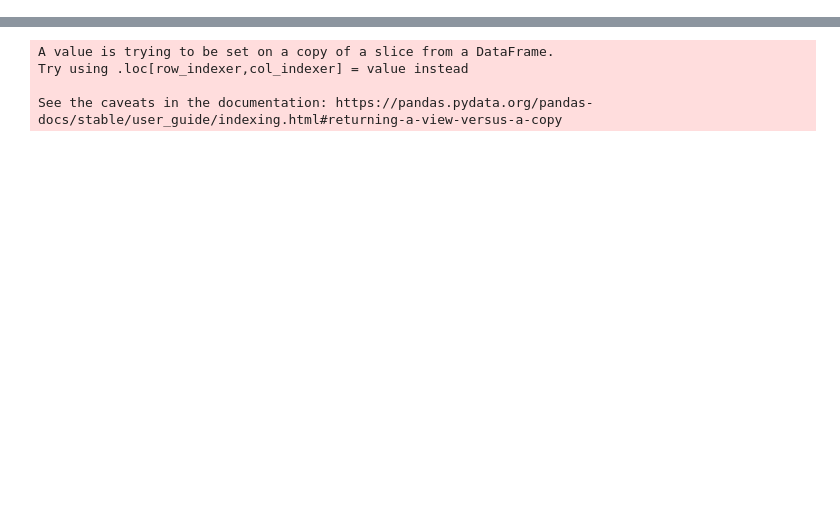
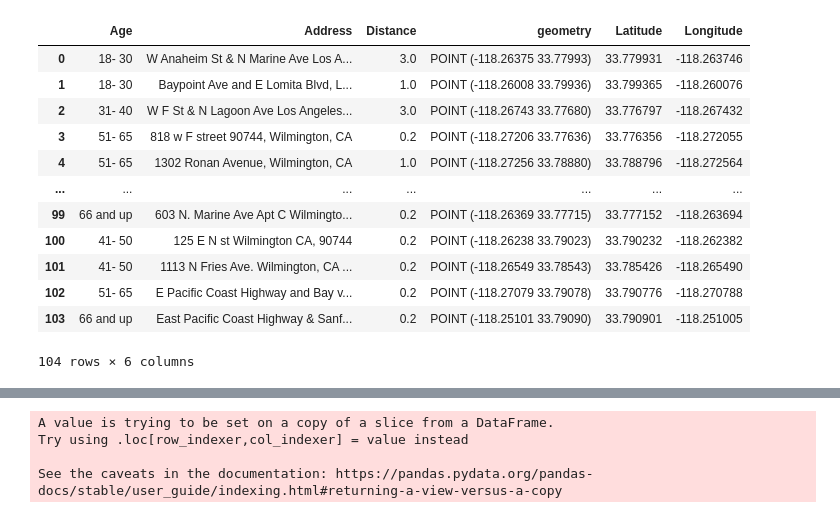
Before and after one commit to PSEHE/sgc-deployment-scenarios, a Jupyter notebook: map_survey_results_cmm.ipynb, the cells around one changed output, grey strips where cells are left out. Cells and saved outputs as stored; diff of their text form; code cells hidden in the pictures; blank space fills up the shorter version.

```diff
--- a/map_survey_results_cmm.ipynb
+++ b/map_survey_results_cmm.ipynb
@@ -47 +39,17 @@ fig.show()
+# %%
+survey
+# %% [output]
+|  | Age | Address | Distance | geometry | Latitude | Longitude |
+| 0 | 18- 30 | W Anaheim St & N Marine Ave Los A... | 3.0 | POINT (-118.26375 33.77993) | 33.779931 | -118.263746 |
+| 1 | 18- 30 | Baypoint Ave and E Lomita Blvd, L... | 1.0 | POINT (-118.26008 33.79936) | 33.799365 | -118.260076 |
+| 2 | 31- 40 | W F St & N Lagoon Ave Los Angeles... | 3.0 | POINT (-118.26743 33.77680) | 33.776797 | -118.267432 |
+| 3 | 51- 65 | 818 w F street 90744, Wilmington, CA | 0.2 | POINT (-118.27206 33.77636) | 33.776356 | -118.272055 |
+| 4 | 51- 65 | 1302 Ronan Avenue, Wilmington, CA | 1.0 | POINT (-118.27256 33.78880) | 33.788796 | -118.272564 |
+| ... | ... | ... | ... | ... | ... | ... |
+| 99 | 66 and up | 603 N. Marine Ave Apt C Wilmingto... | 0.2 | POINT (-118.26369 33.77715) | 33.777152 | -118.263694 |
+| 100 | 41- 50 | 125 E N st Wilmington CA, 90744 | 0.2 | POINT (-118.26238 33.79023) | 33.790232 | -118.262382 |
+| 101 | 41- 50 | 1113 N Fries Ave. Wilmington, CA ... | 0.2 | POINT (-118.26549 33.78543) | 33.785426 | -118.265490 |
+| 102 | 51- 65 | E Pacific Coast Highway and Bay v... | 0.2 | POINT (-118.27079 33.79078) | 33.790776 | -118.270788 |
+| 103 | 66 and up | East Pacific Coast Highway & Sanf... | 0.2 | POINT (-118.25101 33.79090) | 33.790901 | -118.251005 |
+104 rows × 6 columns
 # %%
```
Also changed, not shown: parts of 9 cells of this notebook, 19 other files.
